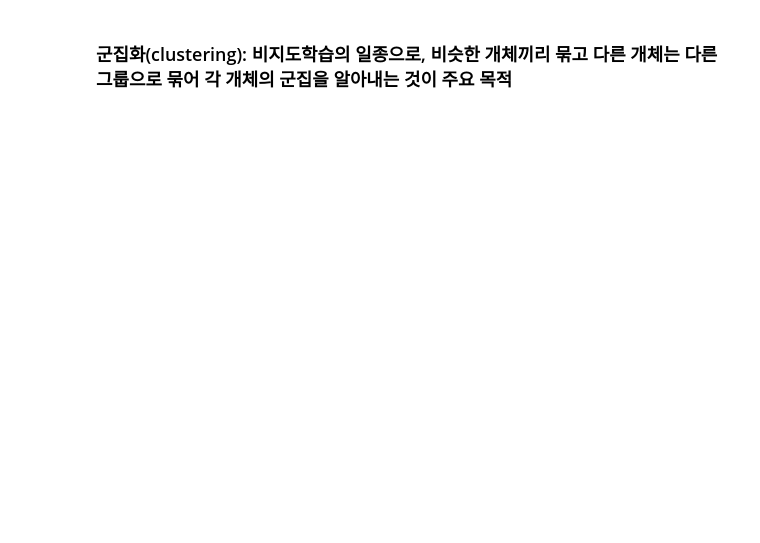
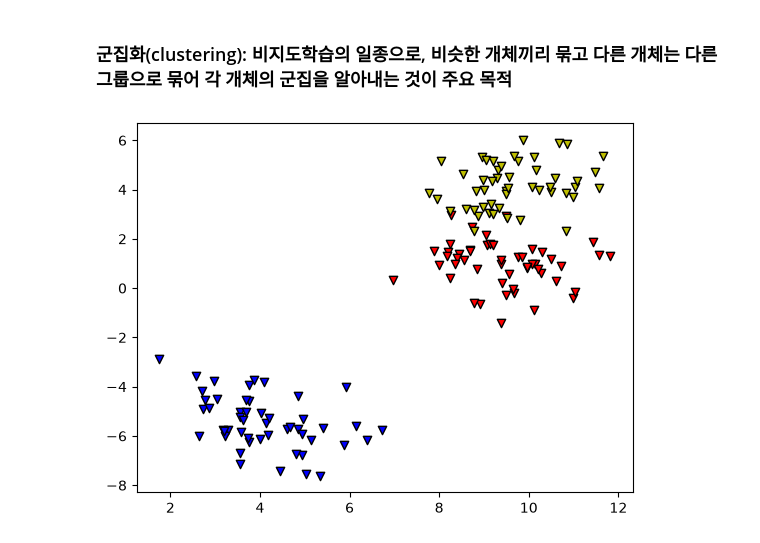
Before and after one commit to rush020114/workspace, a Jupyter notebook: next_ai/chapter05/unsupervised_learning.ipynb, the cells around one changed output. Cells and saved outputs as stored; diff of their text form; code cells hidden in the pictures; blank space fills up the shorter version.

Commit message:
study k-means

```diff
--- a/next_ai/chapter05/unsupervised_learning.ipynb
+++ b/next_ai/chapter05/unsupervised_learning.ipynb
@@ -3,18 +3,107 @@
 # %%
 # k-평균 군집화: 전체 데이터 중 군집을 이루고 싶은 수만큼 점을 찍어 중심으로 삼은 후
 # 나머지 각 점들이 자신과 가장 가까운(유클리드 거리 기준) 중심점을 찾아 해당 그룹으로 소속된 후
 # 각 그룹의 평균 위치로 중심점을 새로 옮김 (중심이 안 바뀔 때까지 반복)
 # → 이 과정을 반복할수록 각 점과 중심 사이 거리의 합(inertia, J)이 점점 작아짐
 
 from sklearn.datasets import make_blobs
 import numpy as np
 import matplotlib.pyplot as plt
 
 def plot_KMeans_step(X, centroid = None, cluster = None, step = ''):
   c0, c1, c2 = centroid
   if (cluster is None):
     plt.scatter(X[:, 0], X[:, 1], marker='v', facecolor='k', edgecolors='k')
 
   elif (cluster is not None):
     label = list(cluster.values())
-    plt.scatter(X[[l == 0 for l in label], 0])
+    plt.scatter(X[[l == 0 for l in label], 0], X[[l == 0 for l in label], 1], marker='v', facecolor='r', edgecolors='k')
+    plt.scatter(X[[l == 1 for l in label], 0], X[[l == 1 for l in label], 1], marker='v', facecolor='y', edgecolors='k')
+    plt.scatter(X[[l == 2 for l in label], 0], X[[l == 2 for l in label], 1], marker='v', facecolor='b', edgecolors='k')
+
+  plt.scatter(c0[0], c0[1], marker='^', c='r', s=200)
+  plt.scatter(c1[0], c1[1], marker='^', c='y', s=200)
+  plt.scatter(c2[0], c2[1], marker='^', c='b', s=200)
+
+  plt.title(step)
+  plt.show()
+
+X, y = make_blobs(n_samples=150, centers=3, random_state=4)
+
+# 이미 정답을 알고 있는 시각화
+plt.scatter(X[y == 0, 0], X[y == 0 , 1], marker='v', facecolor='r', edgecolors='k')
+plt.scatter(X[y == 1, 0], X[y == 1 , 1], marker='v', facecolor='y', edgecolors='k')
+plt.scatter(X[y == 2, 0], X[y == 2 , 1], marker='v', facecolor='b', edgecolors='k')
+plt.show()
+# 임의 중심점 잡기
+def step_1(X, random_state=4):
+  # ranodm 모듈 사용 시 고정값 배출을 위한 작업
+  np.random.seed(random_state)
+  i0, i1, i2 = np.random.randint(20, size=3)
+  c0, c1, c2 = X[i0,:], X[i1, :], X[i2, :]
+  return c0, c1, c2
+
+c = step_1(X)
+
+plot_KMeans_step(X, c, step='Step 1')
+
+# 각 데이터 포인트에서 centroid에 가까운 군집으로 할당하는 함수
+def step_2(X, centroid):
+
+  # 두 벡터 x1, x2 사이의 유클리드 거리를 구하는 함수
+  def dist(x1, x2):
+    return np.sqrt(np.sum((x1 - x2)**2))
+
+  # cluster dictionary 에 샘플의 id를 key 로 하고, 각 샘플의 군집 id를 value로 저장합니다.
+  cluster = {}
+  # 각 샘플에 대해서 반복하여 수행합니다.
+  for i in range(X.shape[0]):
+    d = []
+    # 각 군집에 대해서 각 샘플과의 거리를 측정하여 가장 가까운 군집으로 해당 샘플을 할당합니다.
+    for c in centroid:
+      d.append( dist(X[i,:], c))
+    cluster[i] = d.index(min(d))
+
+  return cluster
+
+cluster = step_2(X, c)
+plot_KMeans_step(X, c, cluster, step = 'Step 2')
+
+def step_3(cluster, X):
+  # 군집의 중심을 저장하는 list에 3개의 군집에 대해서 2차원의 중심 벡터를 저장합니다.
+  new_centroid = [[], [], []]
+
+  # 각 군집에 속한 샘플의 평균으로 군집의 중심을 업데이트하기 위해서 각 군집으로 할당된 샘플을 모읍니다.
+  pool_0 = X[[x == 0 for x in cluster.values()], :]
+  pool_1 = X[[x == 1 for x in cluster.values()], :]
+  pool_2 = X[[x == 2 for x in cluster.values()], :]
+
+  # 각 군집에 속한 샘플의 평균으로 군집의 중심을 업데이트 합니다.
+  new_centroid[0] = np.mean(pool_0, 0)
+  new_centroid[1] = np.mean(pool_1, 0)
+  new_centroid[2] = np.mean(pool_2, 0)
+
+  return new_centroid
+
+centroid = step_3(cluster, X)
+plot_KMeans_step(X, centroid, cluster, step = 'Step 3')
+
+def step_4( centroid, cluster, X, max_iter = 100 ):
+  # max_iter 의 값 만큼 iteration을 돌립니다.
+  for _ in range(max_iter):
+    # Step 2,3을 수행합니다.
+    new_cluster = step_2(X, centroid)
+    new_centroid = step_3(new_cluster, X)
+    # centroid 변화가 없으면 중지, 그렇지 않은 경우, cluster와 centroid를 업데이트 합니다.
+    if (np.concatenate(centroid) == np.concatenate(new_centroid)).all():
+      break
+    else:
+      centroid = new_centroid
+      cluster = new_cluster
+
+  return centroid, cluster
+
+centroid, cluster = step_4(centroid, cluster, X)
+plot_KMeans_step(X, centroid, cluster, step = 'Final')
+# %% [output]
+[figure, added]
```
Also changed, not shown: parts of 4 cells of this notebook.
